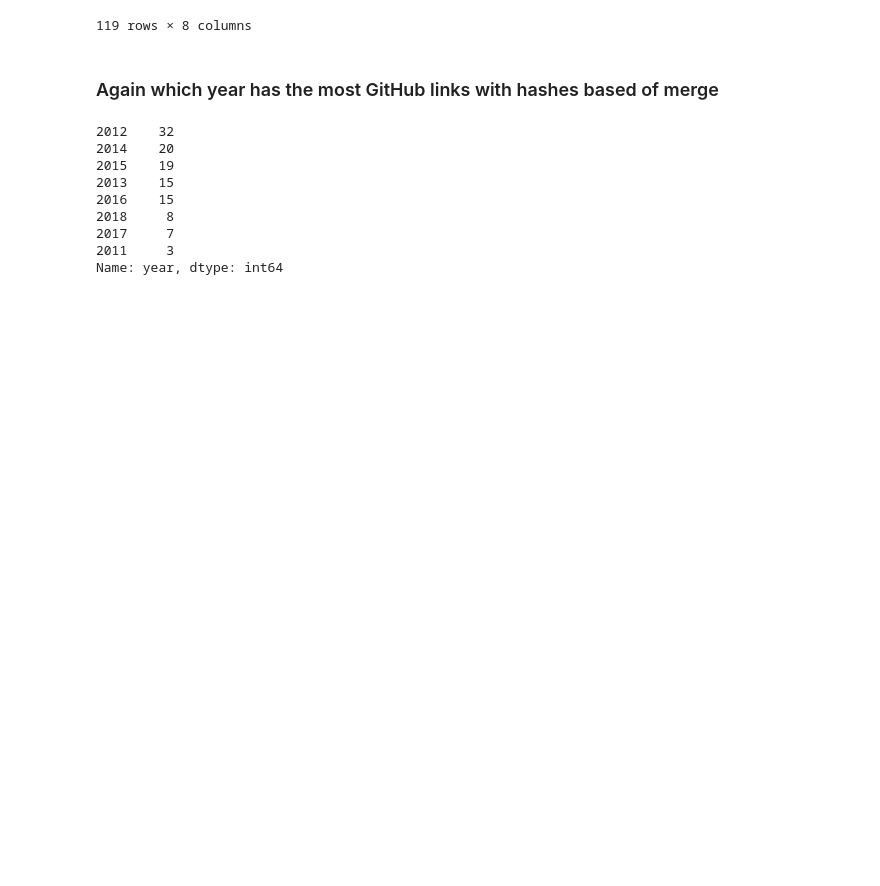
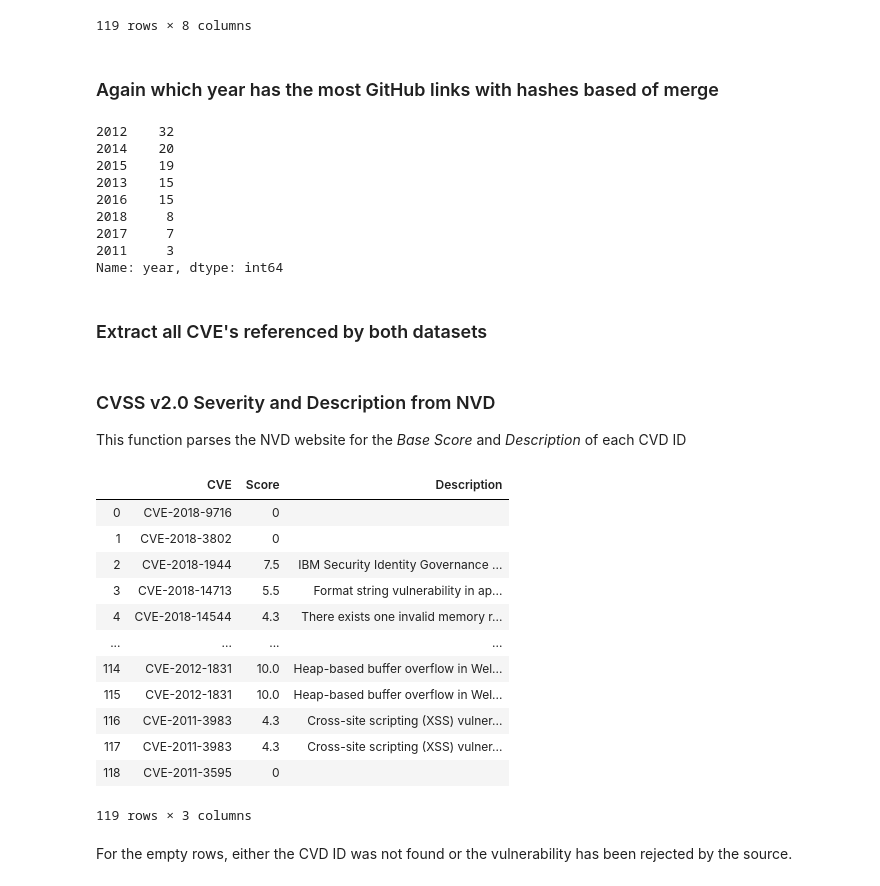
Before and after one commit to UNCG-CSE/Open_Source_Vul_Metrics, a Jupyter notebook: src/NVD_to_Dataframe.ipynb, the cells around one changed output. Saved outputs shown, nothing was run; the diff lists cells and outputs as text; code cells hidden in the pictures; blank space fills up the shorter version.

```diff
--- a/src/NVD_to_Dataframe.ipynb
+++ b/src/NVD_to_Dataframe.ipynb
@@ -137,3 +122,5 @@ merged_NVD_Revision['year'].value_counts().head(14)
 2017     7
 2011     3
 Name: year, dtype: int64
+# %% [markdown]
+### Extract all CVE's referenced by both datasets
@@ -139,0 +136,54 @@ Name: year, dtype: int64
+# %%
+CVE_list = getCVE(merged_NVD_Revision)
+CVE_list.sort(reverse=True)
+# %%
+severity_df = pd.DataFrame(CVE_list, columns = ['CVE'])
+severity_df['Score'] = 0
+severity_df['Description'] = ''
+# %% [markdown]
+### CVSS v2.0 Severity and Description from NVD
+
+This function parses the NVD website for the _Base Score_ and _Description_ of each CVD ID
+# %%
+import bs4 as bs
+import urllib.request
+
+def getScore(df):
+    i = 0
+    while i < len(df['CVE']):
+        if i in [30, 61, 69]:
+            i += 1
+        else:
+            cve = df['CVE'][i]
+            url = 'https://nvd.nist.gov/vuln/detail/' + cve
+            source = urllib.request.urlopen(url).read()
+            soup = bs.BeautifulSoup(source,'html.parser')
+
+            if soup.find_all('h2')[1].get_text() != 'CVE ID Not Found':
+                score = soup.find('span', attrs={'data-testid' : 'vuln-cvssv2-base-score'}).text
+                desc = soup.find('p', attrs={'data-testid' : 'vuln-description'}).text
+
+                df['Score'][i] = score
+                df['Description'][i] = desc
+            i += 1
+    return df
+# %%
+severity_df = getScore(severity_df)
+# %%
+severity_df
+# %% [output]
+|  | CVE | Score | Description |
+| 0 | CVE-2018-9716 | 0 |  |
+| 1 | CVE-2018-3802 | 0 |  |
+| 2 | CVE-2018-1944 | 7.5 | IBM Security Identity Governance ... |
+| 3 | CVE-2018-14713 | 5.5 | Format string vulnerability in ap... |
+| 4 | CVE-2018-14544 | 4.3 | There exists one invalid memory r... |
+| ... | ... | ... | ... |
+| 114 | CVE-2012-1831 | 10.0 | Heap-based buffer overflow in Wel... |
+| 115 | CVE-2012-1831 | 10.0 | Heap-based buffer overflow in Wel... |
+| 116 | CVE-2011-3983 | 4.3 | Cross-site scripting (XSS) vulner... |
+| 117 | CVE-2011-3983 | 4.3 | Cross-site scripting (XSS) vulner... |
+| 118 | CVE-2011-3595 | 0 |  |
+119 rows × 3 columns
+# %% [markdown]
+For the empty rows, either the CVD ID was not found or the vulnerability has been rejected by the source.
```
Also changed, not shown: parts of 5 cells of this notebook.
